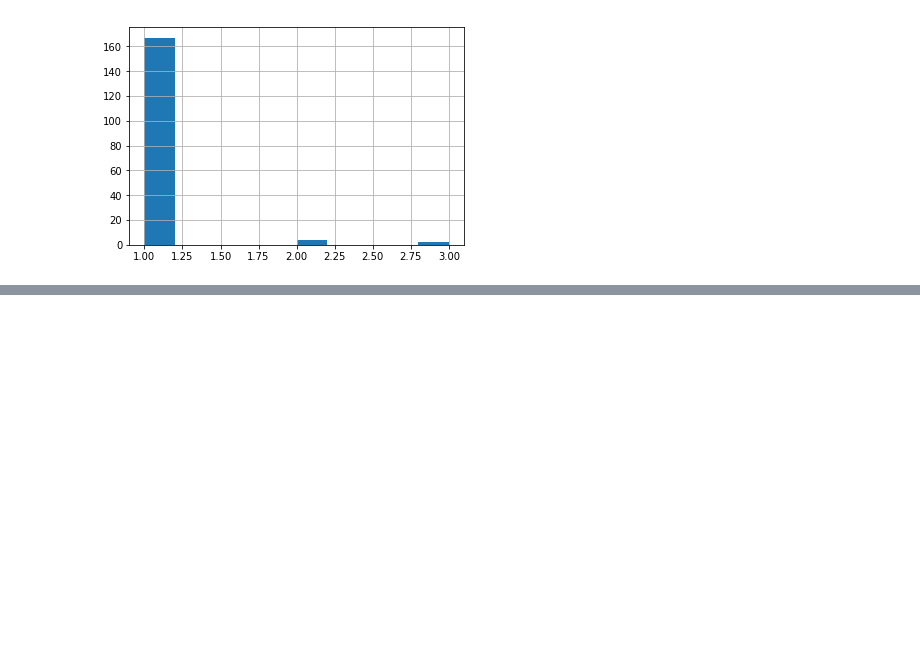
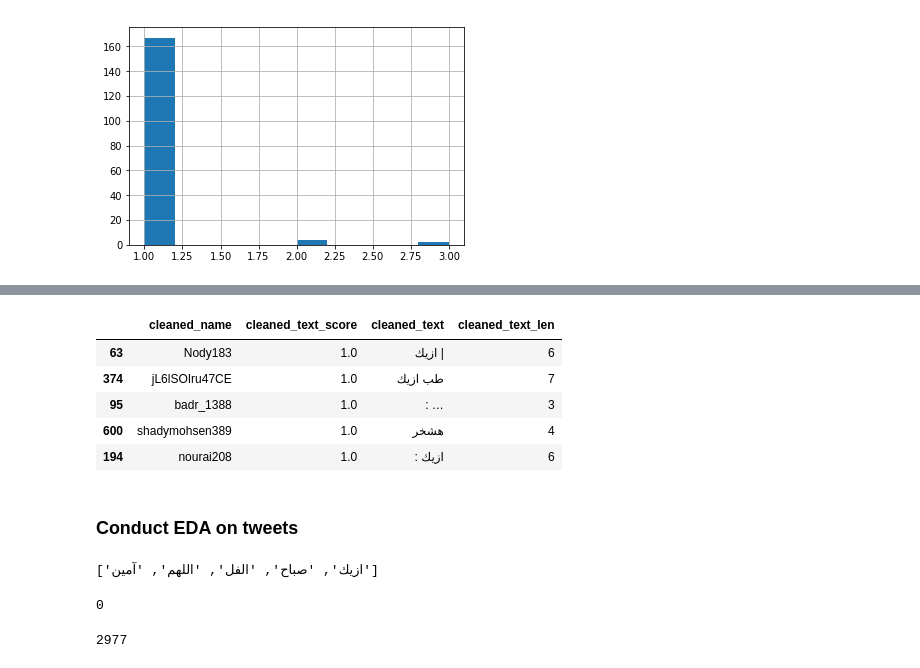
Before and after one commit to telsahy/capstone-34, a Jupyter notebook: 34.210.104.115/eda/EDA_notebook.ipynb, the cells around one changed output, grey strips where cells are left out. Saved outputs shown, nothing was run; the diff lists cells and outputs as text; code cells hidden in the pictures; blank space fills up the shorter version.

```diff
--- a/34.210.104.115/eda/EDA_notebook.ipynb
+++ b/34.210.104.115/eda/EDA_notebook.ipynb
@@ -57,0 +135,11 @@ df_batch_1.cleaned_geo.value_counts().hist()
+# %%
+df_highest_user_scores.sort_values('cleaned_text_score', ascending=False).head()
+# %% [output]
+|  | cleaned_name | cleaned_text_score | cleaned_text | cleaned_text_len |
+| 63 | Nody183 | 1.0 | ازيك | | 6 |
+| 374 | jL6lSOIru47CE | 1.0 | طب ازيك | 7 |
+| 95 | badr_1388 | 1.0 | : … | 3 |
+| 600 | shadymohsen389 | 1.0 | هشخر | 4 |
+| 194 | nourai208 | 1.0 | : ازيك | 6 |
+# %% [markdown]
+### Conduct EDA on tweets
@@ -57,0 +148,12 @@ df_batch_1.cleaned_geo.value_counts().hist()
+# %%
+word_list[:5]
+# %% [output]
+['ازيك', 'صباح', 'الفل', 'اللهم', 'آمين']
+# %%
+word_list.count('مغسلة')
+# %% [output]
+0
+# %%
+len(word_list)
+# %% [output]
+2977
```
Also changed, not shown: parts of 43 cells of this notebook.
